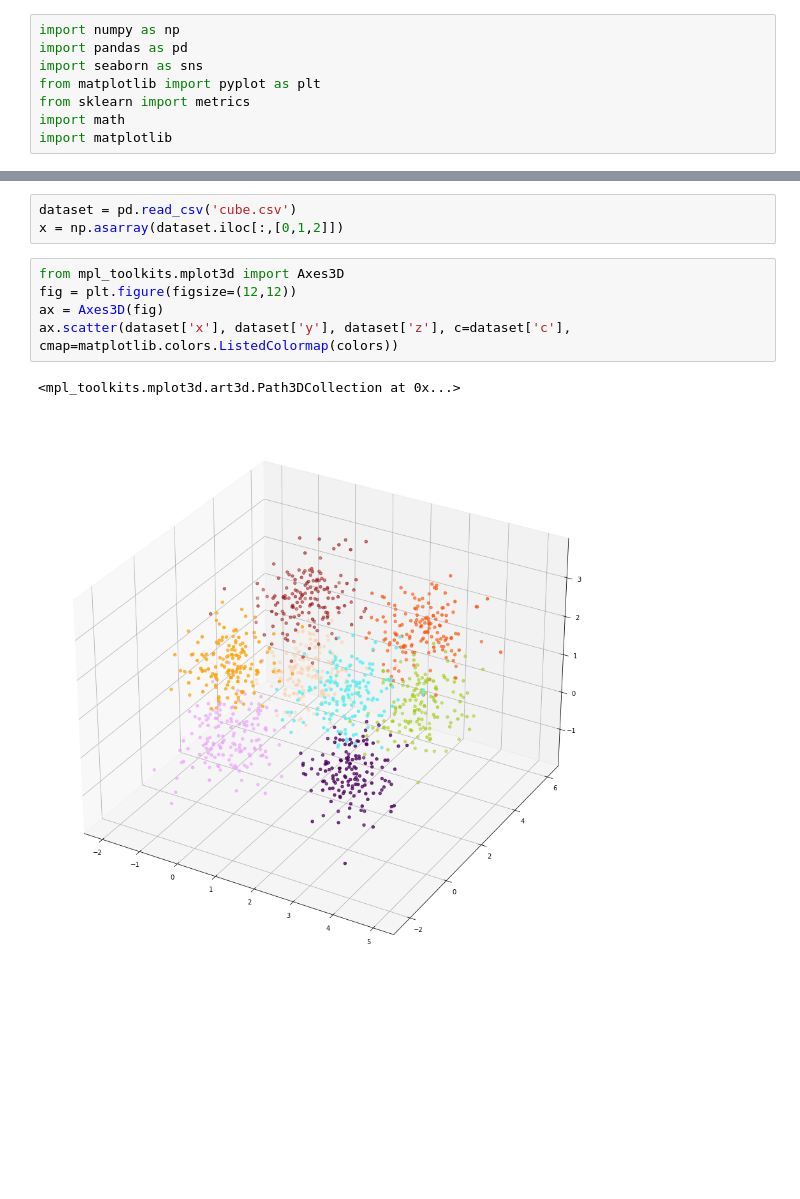
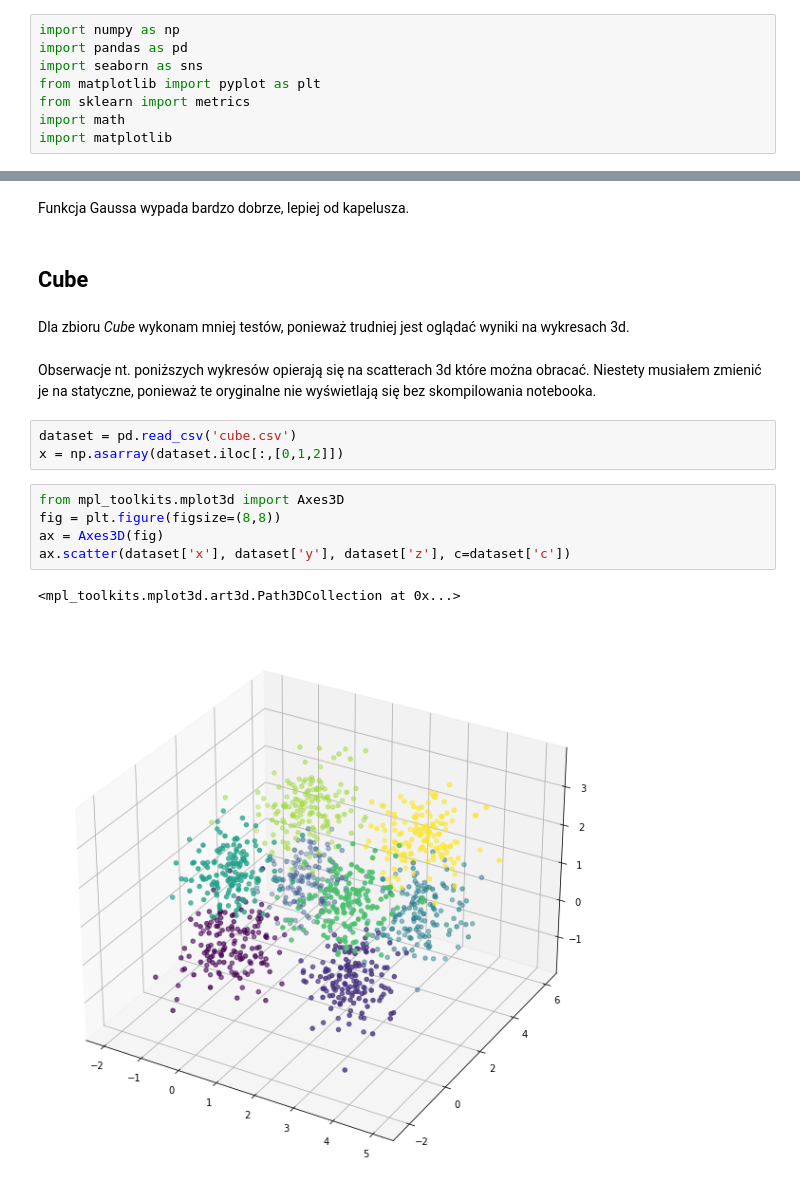
Before and after one commit to bartoszrozek/Metody-Inteligencji-Obliczeniowej, a Jupyter notebook: zadania/kohonen/kohonen_lab1.ipynb, the cells around one changed output, grey strips where cells are left out. Cells and saved outputs as stored; diff of their text form; blank space fills up the shorter version.

```diff
--- a/zadania/kohonen/kohonen_lab1.ipynb
+++ b/zadania/kohonen/kohonen_lab1.ipynb
@@ -260,11 +410,19 @@ colors = [
+# %% [markdown]
+Funkcja Gaussa wypada bardzo dobrze, lepiej od kapelusza.
+# %% [markdown]
+## Cube
+# %% [markdown]
+Dla zbioru *Cube* wykonam mniej testów, ponieważ trudniej jest oglądać wyniki na wykresach 3d.
+# %% [markdown]
+Obserwacje nt. poniższych wykresów opierają się na scatterach 3d które można obracać. Niestety musiałem zmienić je na statyczne, ponieważ te oryginalne nie wyświetlają się bez skompilowania notebooka.
 # %%
 dataset = pd.read_csv('cube.csv')
 x = np.asarray(dataset.iloc[:,[0,1,2]])
 # %%
 from mpl_toolkits.mplot3d import Axes3D
-fig = plt.figure(figsize=(12,12))
+fig = plt.figure(figsize=(8,8))
 ax = Axes3D(fig)
-ax.scatter(dataset['x'], dataset['y'], dataset['z'], c=dataset['c'], cmap=matplotlib.colors.ListedColormap(colors))
+ax.scatter(dataset['x'], dataset['y'], dataset['z'], c=dataset['c'])
 # %% [output]
 <mpl_toolkits.mplot3d.art3d.Path3DCollection at 0x...>
-[figure, old version]
+[figure, new version]
```
Also changed, not shown: parts of 57 cells of this notebook.
